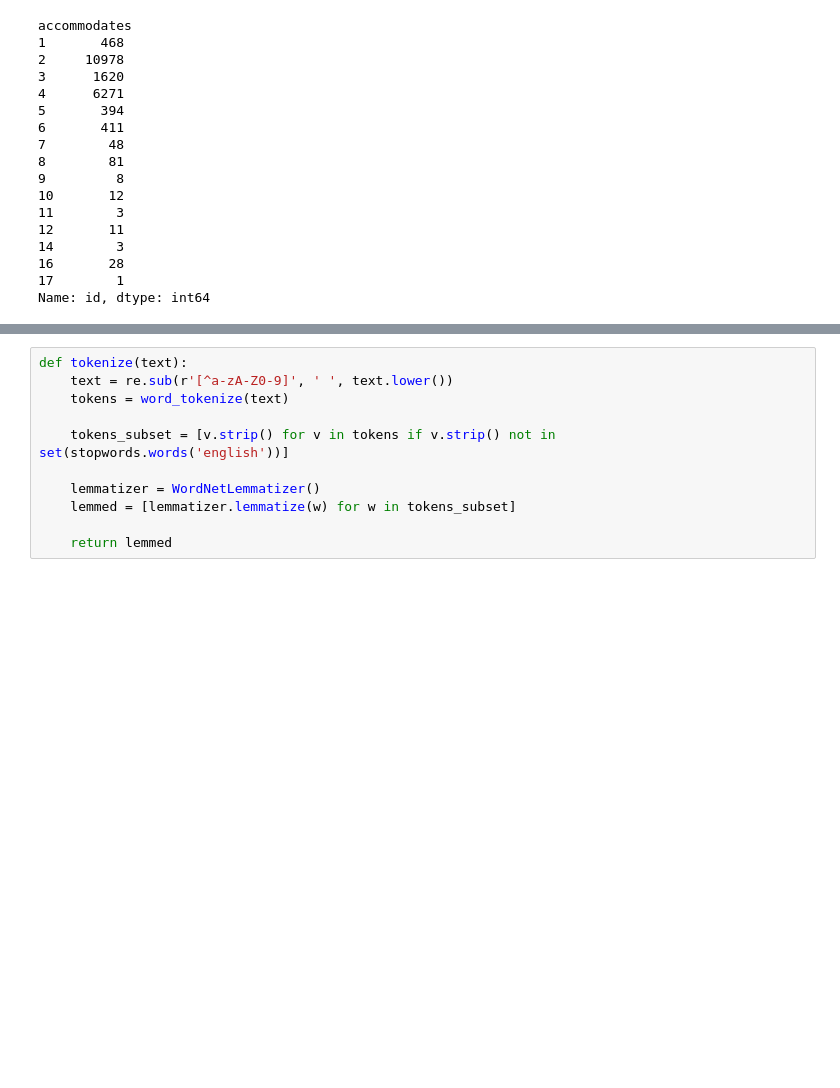
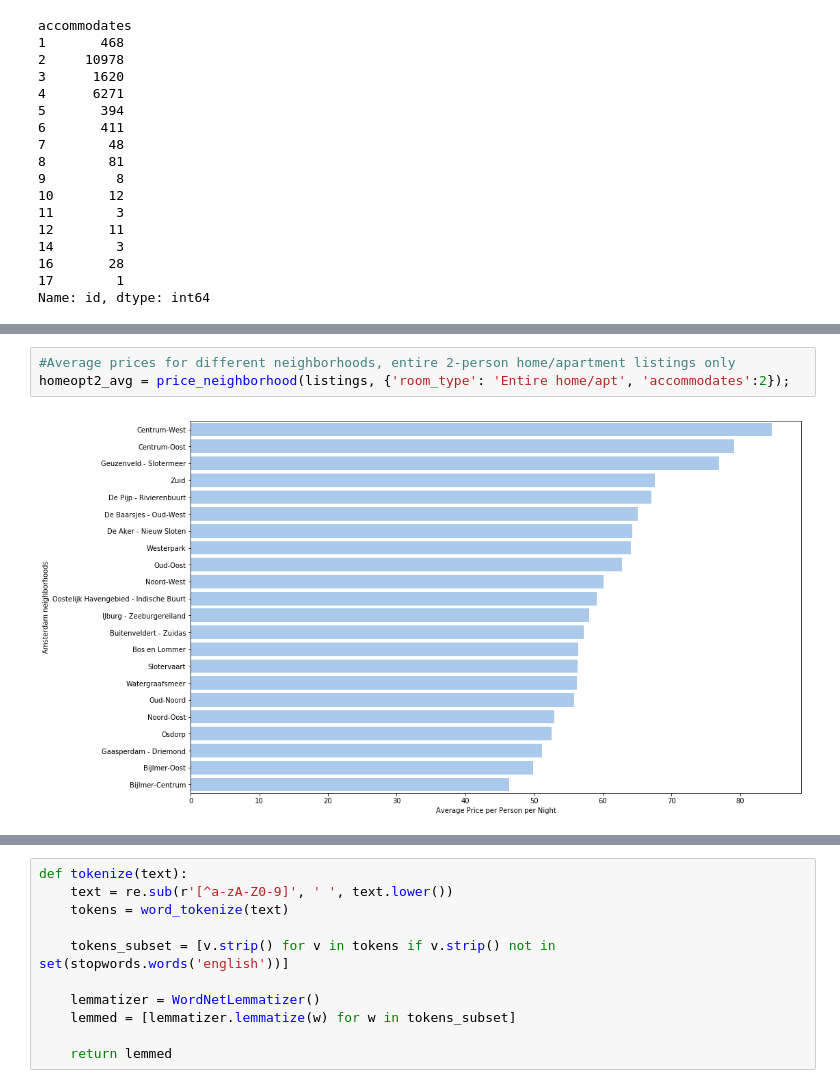
Before and after one commit to lukazaplotnik/Airbnb-Data-Analysis, a Jupyter notebook: Airbnb Prices in Amsterdam.ipynb, the cells around one changed output, grey strips where cells are left out. Drawn from its saved outputs; the diff is of its cells as text; blank space fills up the shorter version.

```diff
--- a/Airbnb Prices in Amsterdam.ipynb
+++ b/Airbnb Prices in Amsterdam.ipynb
@@ -308,0 +264,5 @@ sns.barplot(y = 'neighbourhood_cleansed',x ='price_per',data = grouped_data[grou
+# %%
+#Average prices for different neighborhoods, entire 2-person home/apartment listings only
+homeopt2_avg = price_neighborhood(listings, {'room_type': 'Entire home/apt', 'accommodates':2});
+# %% [output]
+[figure, added]
```
Also changed, not shown: parts of 34 cells of this notebook.
